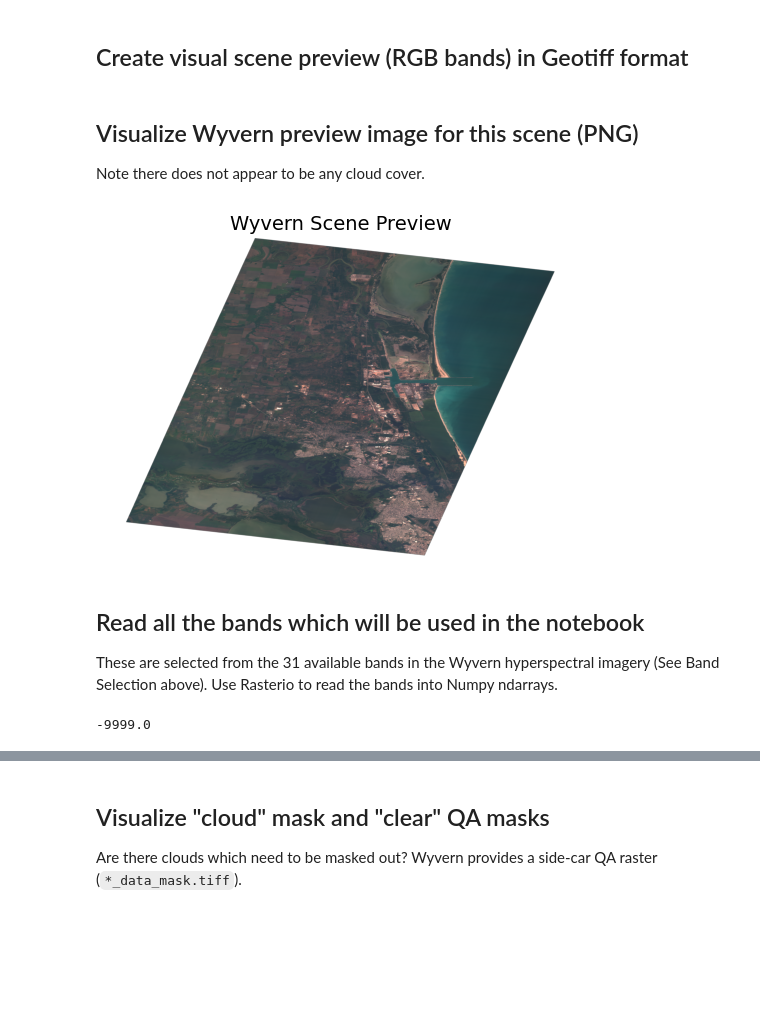
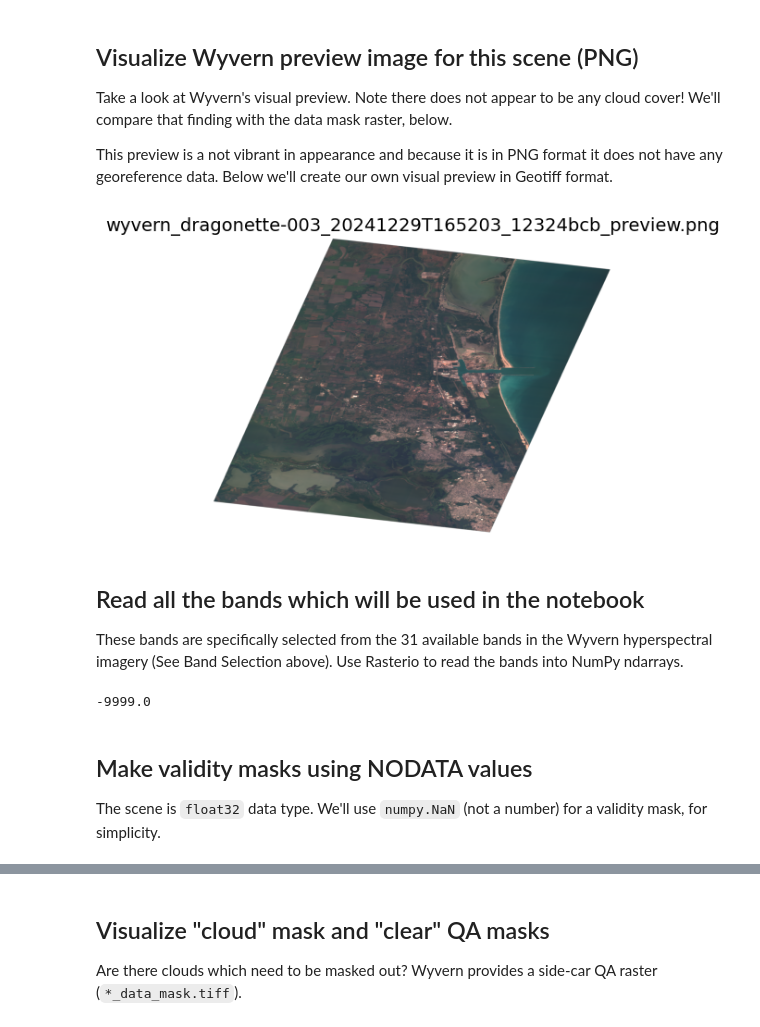
Before and after one commit to guidorice/hab-detection-wyvern-hsi, a Jupyter notebook: notebooks/eda-hab-detection-wyvern-hsi.ipynb, the cells around one changed output, grey strips where cells are left out. Cells and saved outputs as stored; diff of their text form; code cells hidden in the pictures; blank space fills up the shorter version.

```diff
--- a/notebooks/eda-hab-detection-wyvern-hsi.ipynb
+++ b/notebooks/eda-hab-detection-wyvern-hsi.ipynb
@@ -121,8 +130,11 @@ from PIL import Image
 # %%
-tampico_mx = "../wyvern_dragonette-003_20241229T165203_12324bcb.tiff"  # https://wyvern-prod-public-open-data-program.s3.ca-central-1.amazonaws.com/wyvern_dragonette-003_20241229T165203_12324bcb/wyvern_dragonette-003_20241229T165203_12324bcb.tiff
+# full scene raster geotiff
+tampico_mx_url = "https://wyvern-prod-public-open-data-program.s3.ca-central-1.amazonaws.com/wyvern_dragonette-003_20241229T165203_12324bcb/wyvern_dragonette-003_20241229T165203_12324bcb.tiff"
+tampico_mx_url = "wyvern_dragonette-003_20241229T165203_12324bcb.tiff"
 
-tampico_mx_data_mask = "../wyvern_dragonette-003_20241229T165203_12324bcb_data_mask.tiff"  # https://wyvern-prod-public-open-data-program.s3.ca-central-1.amazonaws.com/wyvern_dragonette-003_20241229T165203_12324bcb/wyvern_dragonette-003_20241229T165203_12324bcb_data_mask.tiff
+# data mask raster geotiff
+tampico_mx_data_mask_url = "https://wyvern-prod-public-open-data-program.s3.ca-central-1.amazonaws.com/wyvern_dragonette-003_20241229T165203_12324bcb/wyvern_dragonette-003_20241229T165203_12324bcb_data_mask.tiff"
+tampico_mx_data_mask_url = "wyvern_dragonette-003_20241229T165203_12324bcb_data_mask.tiff"
 
-overview_img = "https://wyvern-prod-public-open-data-program.s3.ca-central-1.amazonaws.com/wyvern_dragonette-003_20241229T165203_12324bcb/wyvern_dragonette-003_20241229T165203_12324bcb_preview.png"
+# visual preview (rgb) in PNG
+tampico_mx_overview_url = "https://wyvern-prod-public-open-data-program.s3.ca-central-1.amazonaws.com/wyvern_dragonette-003_20241229T165203_12324bcb/wyvern_dragonette-003_20241229T165203_12324bcb_preview.png"
-# %% [markdown]
-## Create visual scene preview (RGB bands) in Geotiff format
@@ -163,26 +141,31 @@ def make_visual_rgb(filename: str, red: np.ndarray, green: np.ndarray, blue: np.
 # %% [markdown]
 ## Visualize Wyvern preview image for this scene (PNG)
 
-Note there does not appear to be any cloud cover.
+Take a look at Wyvern's visual preview. Note there does not appear to be any cloud cover! We'll compare that finding
+with the data mask raster, below.
+
+This preview is a not vibrant in appearance and because it is in PNG format it does not have any georeference data.
+Below we'll create our own visual preview in Geotiff format.
 # %%
 # Display the Wyvern preview image
-response = requests.get(overview_img)
+response = requests.get(tampico_mx_overview_url)
 img = Image.open(BytesIO(response.content))
 
 plt.figure(figsize=(5, 5))
 plt.imshow(img)
-plt.title("Wyvern Scene Preview", fontsize=14)
+plt.title("wyvern_dragonette-003_20241229T165203_12324bcb_preview.png", fontsize=14)
 plt.axis('off')
 plt.tight_layout()
 plt.show()
 # %% [output]
-[figure, old version]
+[figure, new version]
 # %% [markdown]
 ## Read all the bands which will be used in the notebook
 
-These are selected from the 31 available bands in the Wyvern hyperspectral imagery (See Band Selection above). Use Rasterio to read the bands into Numpy ndarrays.
+These bands are specifically selected from the 31 available bands in the Wyvern hyperspectral imagery (See Band
+Selection above). Use Rasterio to read the bands into NumPy ndarrays.
 # %%
-with rio.open(tampico_mx) as src:
+with rio.open(tampico_mx_url) as src:
 
     # Blue 464nm for RGB preview
     band_blue_r464 = src.descriptions.index("Band_464")
@@ -196,34 +179,32 @@ with rio.open(tampico_mx) as src:
     band_red_r650 = src.descriptions.index("Band_650")
     red_r650 = src.read(band_red_r650 + 1)
 
-    # Red 669nm for BGI, NDCI, FAI
+    # Dark Red 669nm for NDCI
     band_red_r669 = src.descriptions.index("Band_669")
     red_r669 = src.read(band_red_r669 + 1)
 
-    # Red-Edge 700nm for BGI
-    band_red_edge_r700 = src.descriptions.index("Band_700")
-    red_edge_r700 = src.read(band_red_edge_r700 + 1)
-
-    # NIR 712nm for NDCI
-    band_nir_r712 = src.descriptions.index("Band_712")
-    nir_r712 = src.read(band_nir_r712 + 1)
+    # Red Edge 712nm for NDCI
+    band_red_edge_r712 = src.descriptions.index("Band_712")
+    red_edge_r712 = src.read(band_red_edge_r712 + 1)
 
     # NIR 849nm for NDWI
     band_nir_r849 = src.descriptions.index("Band_849")
     nir_r849 = src.read(band_nir_r849 + 1)
 
-    # NIR 869nm for BGI, FAI
-    band_nir_r869 = src.descriptions.index("Band_869")
-    nir_r869 = src.read(band_nir_r869 + 1)
-
     # save scene metadata
-    profile = src.profile
+    src_meta = src.meta.copy()
 
     # confirm all the bands have same nodata value, so we can just use a common variable for all bands
     for i in range(0, 31):
         assert src.nodatavals[i] == src.nodatavals[0]
+
+    # save nodata value
     nodata_val = src.nodatavals[0]
+
+nodata_val
+# %% [output]
+-9999.0
-# %%
-nodata_val
-# %% [output]
--9999.0
+# %% [markdown]
+## Make validity masks using NODATA values
+
+The scene is `float32` data type. We'll use `numpy.NaN` (not a number) for a validity mask, for simplicity.
```
Also changed, not shown: parts of 58 cells of this notebook.
